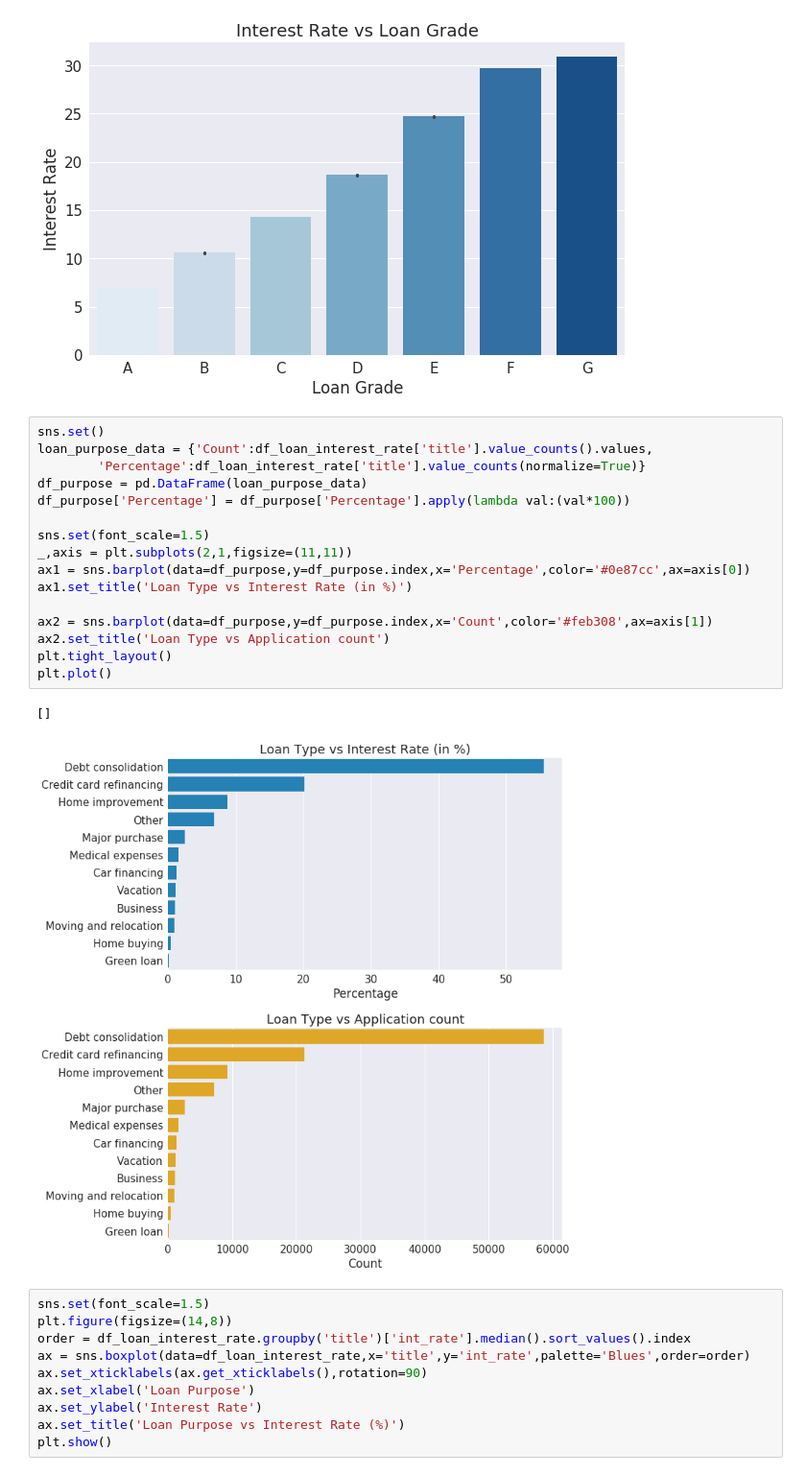
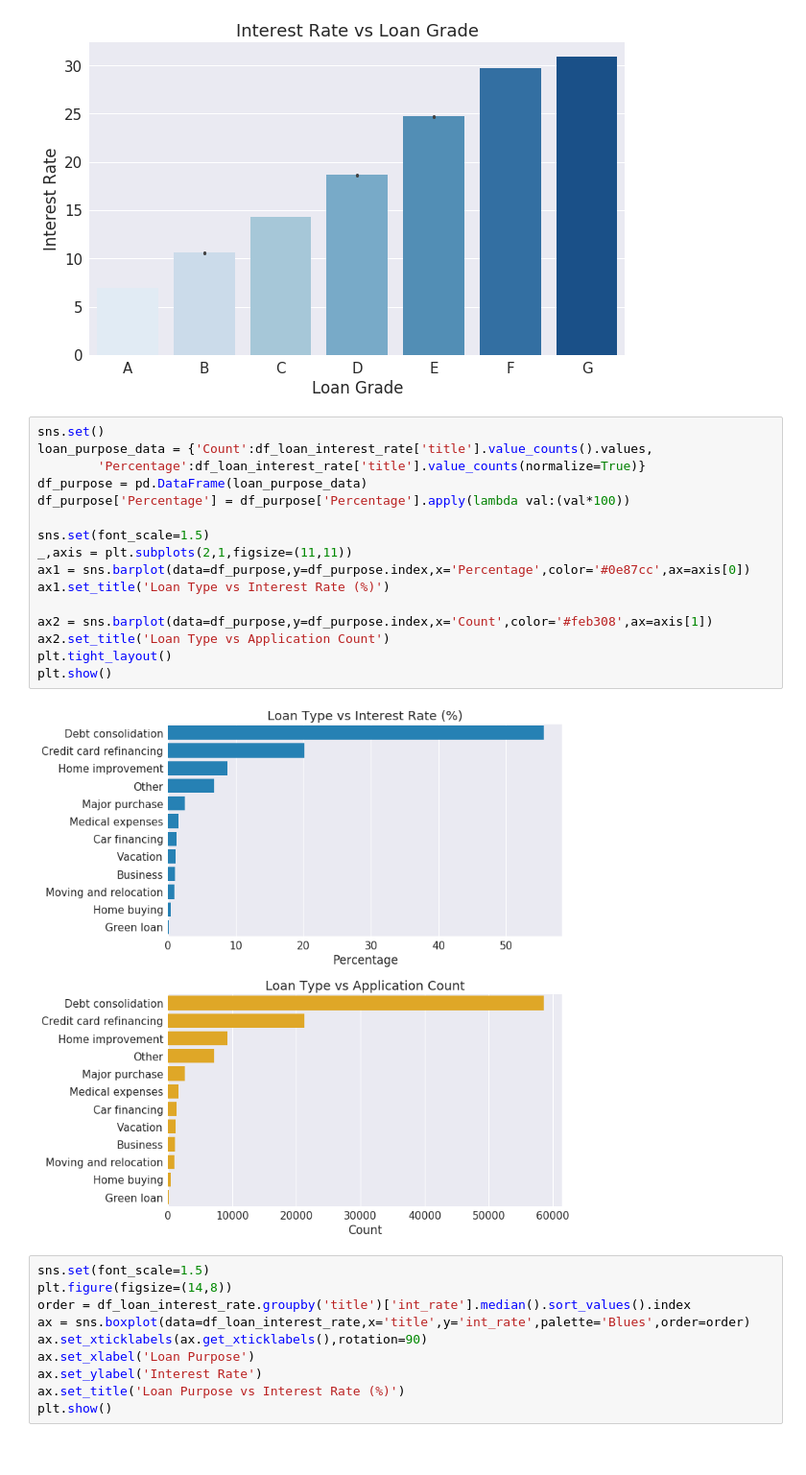
Before and after one commit to sujittripathy/DataScienceBootCampPrep, a Jupyter notebook: Capstone/Capstone_LendingClub.ipynb, the cells around one changed output. Shown at 96% size. Saved outputs shown, nothing was run; the diff lists cells and outputs as text.

```diff
--- a/Capstone/Capstone_LendingClub.ipynb
+++ b/Capstone/Capstone_LendingClub.ipynb
@@ -111,22 +110,21 @@ plt.show()
 # %%
 sns.set()
 loan_purpose_data = {'Count':df_loan_interest_rate['title'].value_counts().values,
         'Percentage':df_loan_interest_rate['title'].value_counts(normalize=True)}
 df_purpose = pd.DataFrame(loan_purpose_data)
 df_purpose['Percentage'] = df_purpose['Percentage'].apply(lambda val:(val*100))
 
 sns.set(font_scale=1.5)
 _,axis = plt.subplots(2,1,figsize=(11,11))
 ax1 = sns.barplot(data=df_purpose,y=df_purpose.index,x='Percentage',color='#0e87cc',ax=axis[0])
-ax1.set_title('Loan Type vs Interest Rate (in %)')
+ax1.set_title('Loan Type vs Interest Rate (%)')
 
 ax2 = sns.barplot(data=df_purpose,y=df_purpose.index,x='Count',color='#feb308',ax=axis[1])
-ax2.set_title('Loan Type vs Application count')
+ax2.set_title('Loan Type vs Application Count')
 plt.tight_layout()
-plt.plot()
+plt.show()
 # %% [output]
-[]
-[figure, old version]
+[figure, new version]
 # %%
 sns.set(font_scale=1.5)
 plt.figure(figsize=(14,8))
```
Also changed, not shown: parts of 23 cells of this notebook.
